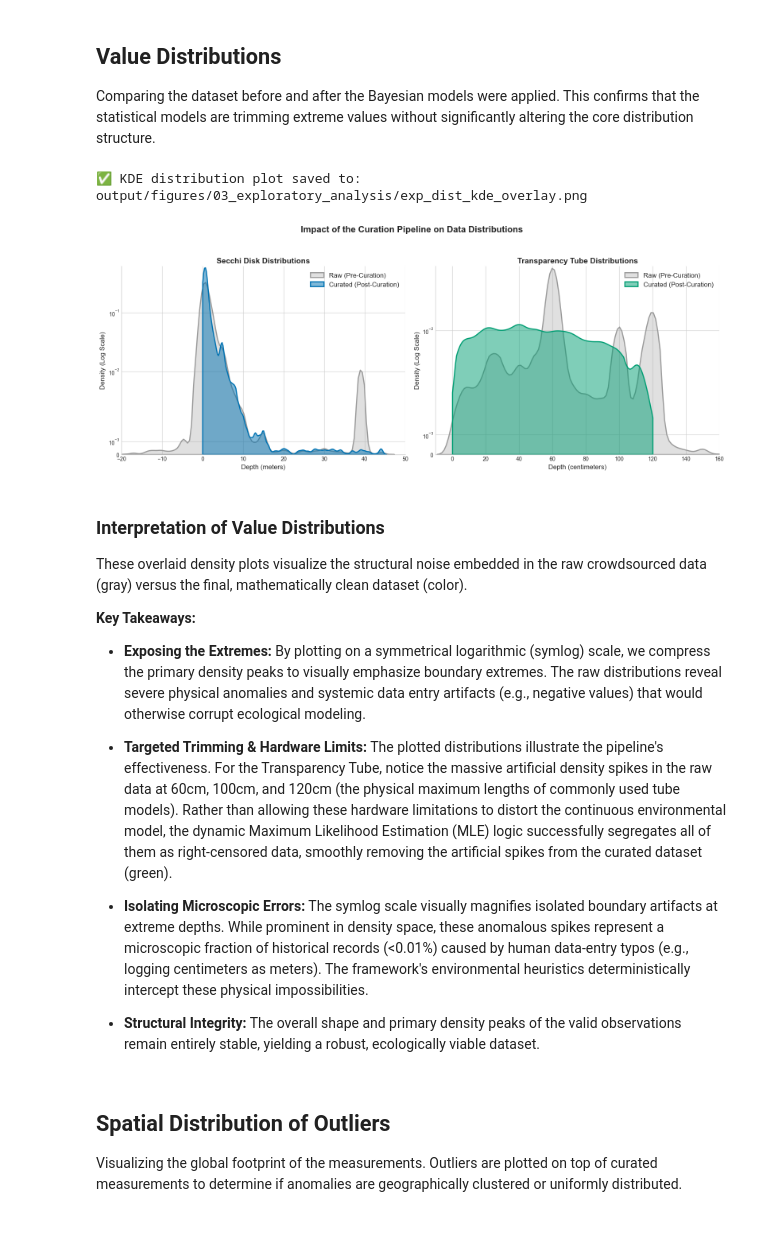
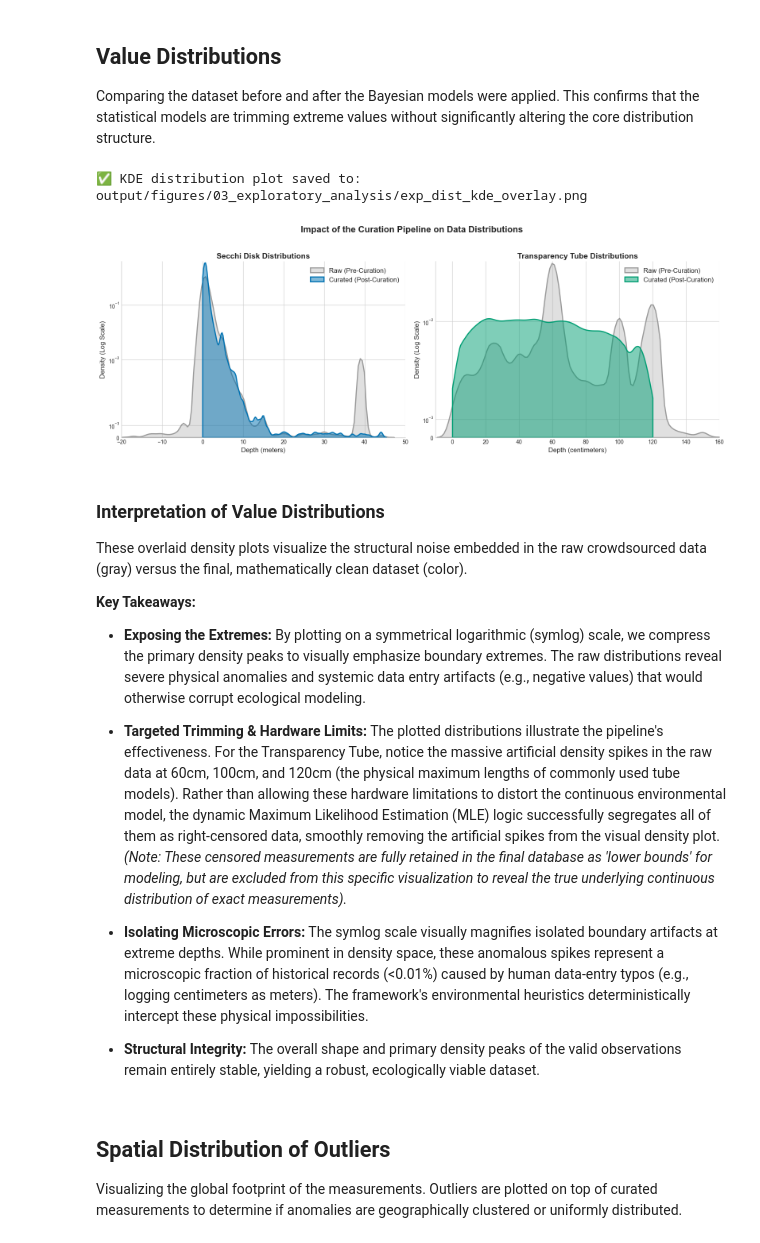
Before and after one commit to globe-curation-ai/curation-framework, a Jupyter notebook: notebooks/03_exploratory_analysis.ipynb, the cells around one changed output. Saved outputs shown, nothing was run; the diff lists cells and outputs as text; code cells hidden in the pictures.

```diff
--- a/notebooks/03_exploratory_analysis.ipynb
+++ b/notebooks/03_exploratory_analysis.ipynb
@@ -177,7 +184,7 @@ color_tube_curated = '#009E73' # Bluish Green
 
 # --- Secchi Disk Overlay ---
 disk_raw = df_disk['transparency_disk_image_disappearance_m'].dropna()
-disk_clean = df_disk[(df_disk['passed_heuristics'] == True) & (df_disk['is_statistical_outlier'] == False)]['transparency_disk_image_disappearance_m'].dropna()
+disk_clean = df_disk[(df_disk['passed_heuristics'] == True) & (df_disk['is_statistical_outlier'].fillna(False) == False) & (df_disk['is_censored'] == False)]['transparency_disk_image_disappearance_m'].dropna()
 
 # Disable clipping to expose negative typos and extreme outliers
 sns.kdeplot(data=disk_raw, ax=axes[0], color=color_raw, fill=True, alpha=0.3,
@@ -198,7 +205,7 @@ axes[0].set_yscale('symlog', linthresh=0.005)
 
 # --- Transparency Tube Overlay ---
 tube_raw = df_tube['tube_image_disappearance_cm'].dropna()
-tube_clean = df_tube[(df_tube['passed_heuristics'] == True) & (df_tube['is_statistical_outlier'] == False)]['tube_image_disappearance_cm'].dropna()
+tube_clean = df_tube[(df_tube['passed_heuristics'] == True) & (df_tube['is_statistical_outlier'].fillna(False) == False) & (df_tube['is_censored'] == False)]['tube_image_disappearance_cm'].dropna()
 
 # Disable clipping to expose negative typos and extreme outliers
 sns.kdeplot(data=tube_raw, ax=axes[1], color=color_raw, fill=True, alpha=0.3,
@@ -218,37 +225,37 @@ axes[1].set_xlim(-10, 160)
 axes[1].set_yscale('symlog', linthresh=0.005)
 
 # Remove top and right spines
 for ax in axes:
     ax.spines['top'].set_visible(False)
     ax.spines['right'].set_visible(False)
 
-plt.suptitle("Impact of the Curation Pipeline on Data Distributions", fontsize=16, y=1.05, fontweight='bold')
-plt.tight_layout()
+plt.suptitle("Impact of the Curation Pipeline on Data Distributions", fontsize=16, fontweight='bold')
+plt.tight_layout(rect=[0, 0, 1, 0.95])
 
 # Save the high resolution plot image
 if save_plot:
     kde_fig_path = os.path.join(output_dir, 'exp_dist_kde_overlay.png')
     plt.savefig(kde_fig_path, bbox_inches='tight', dpi=300)
     print(f"✅ KDE distribution plot saved to: {kde_fig_path}\n")
 
 plt.show()
 
 # --- Embedded Interpretation ---
 caption_kde = """
 ### Interpretation of Value Distributions
 
 These overlaid density plots visualize the structural noise embedded in the raw crowdsourced data (gray) versus the final, mathematically clean dataset (color).
 
 **Key Takeaways:**
 * **Exposing the Extremes:** By plotting on a symmetrical logarithmic (symlog) scale, we compress the primary density peaks to visually emphasize boundary extremes. The raw distributions reveal severe physical anomalies and systemic data entry artifacts (e.g., negative values) that would otherwise corrupt ecological modeling.
-* **Targeted Trimming & Hardware Limits:** The plotted distributions illustrate the pipeline's effectiveness. For the Transparency Tube, notice the massive artificial density spikes in the raw data at 60cm, 100cm, and 120cm (the physical maximum lengths of commonly used tube models). Rather than allowing these hardware limitations to distort the continuous environmental model, the dynamic Maximum Likelihood Estimation (MLE) logic successfully segregates all of them as right-censored data, smoothly removing the artificial spikes from the curated dataset (green).\n
+* **Targeted Trimming & Hardware Limits:** The plotted distributions illustrate the pipeline's effectiveness. For the Transparency Tube, notice the massive artificial density spikes in the raw data at 60cm, 100cm, and 120cm (the physical maximum lengths of commonly used tube models). Rather than allowing these hardware limitations to distort the continuous environmental model, the dynamic Maximum Likelihood Estimation (MLE) logic successfully segregates all of them as right-censored data, smoothly removing the artificial spikes from the visual density plot. *(Note: These censored measurements are fully retained in the final database as 'lower bounds' for modeling, but are excluded from this specific visualization to reveal the true underlying continuous distribution of exact measurements).* \n
 * **Isolating Microscopic Errors:** The symlog scale visually magnifies isolated boundary artifacts at extreme depths. While prominent in density space, these anomalous spikes represent a microscopic fraction of historical records (<0.01%) caused by human data-entry typos (e.g., logging centimeters as meters). The framework's environmental heuristics deterministically intercept these physical impossibilities.
 * **Structural Integrity:** The overall shape and primary density peaks of the valid observations remain entirely stable, yielding a robust, ecologically viable dataset.
 """
 display(Markdown(caption_kde))
 # %% [output]
 ✅ KDE distribution plot saved to: output/figures/03_exploratory_analysis/exp_dist_kde_overlay.png
-[figure, old version]
+[figure, new version]
 
 ### Interpretation of Value Distributions
 
@@ -256,7 +263,7 @@ These overlaid density plots visualize the structural noise embedded in the raw
 
 **Key Takeaways:**
 * **Exposing the Extremes:** By plotting on a symmetrical logarithmic (symlog) scale, we compress the primary density peaks to visually emphasize boundary extremes. The raw distributions reveal severe physical anomalies and systemic data entry artifacts (e.g., negative values) that would otherwise corrupt ecological modeling.
-* **Targeted Trimming & Hardware Limits:** The plotted distributions illustrate the pipeline's effectiveness. For the Transparency Tube, notice the massive artificial density spikes in the raw data at 60cm, 100cm, and 120cm (the physical maximum lengths of commonly used tube models). Rather than allowing these hardware limitations to distort the continuous environmental model, the dynamic Maximum Likelihood Estimation (MLE) logic successfully segregates all of them as right-censored data, smoothly removing the artificial spikes from the curated dataset (green).
+* **Targeted Trimming & Hardware Limits:** The plotted distributions illustrate the pipeline's effectiveness. For the Transparency Tube, notice the massive artificial density spikes in the raw data at 60cm, 100cm, and 120cm (the physical maximum lengths of commonly used tube models). Rather than allowing these hardware limitations to distort the continuous environmental model, the dynamic Maximum Likelihood Estimation (MLE) logic successfully segregates all of them as right-censored data, smoothly removing the artificial spikes from the visual density plot. *(Note: These censored measurements are fully retained in the final database as 'lower bounds' for modeling, but are excluded from this specific visualization to reveal the true underlying continuous distribution of exact measurements).*
 
 * **Isolating Microscopic Errors:** The symlog scale visually magnifies isolated boundary artifacts at extreme depths. While prominent in density space, these anomalous spikes represent a microscopic fraction of historical records (<0.01%) caused by human data-entry typos (e.g., logging centimeters as meters). The framework's environmental heuristics deterministically intercept these physical impossibilities.
 * **Structural Integrity:** The overall shape and primary density peaks of the valid observations remain entirely stable, yielding a robust, ecologically viable dataset.
```
Also changed, not shown: parts of 9 cells of this notebook, 14 other files.
